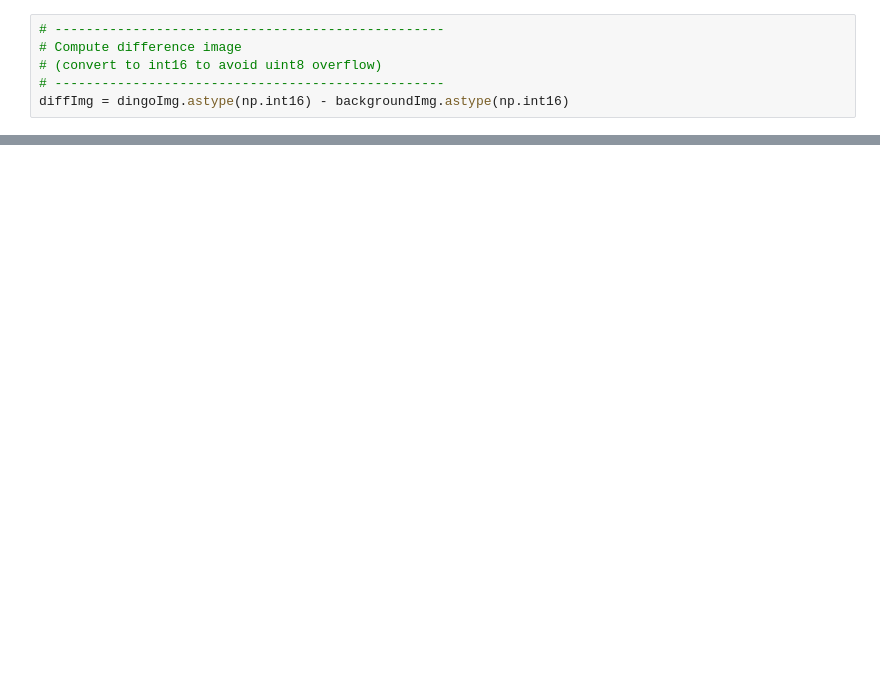
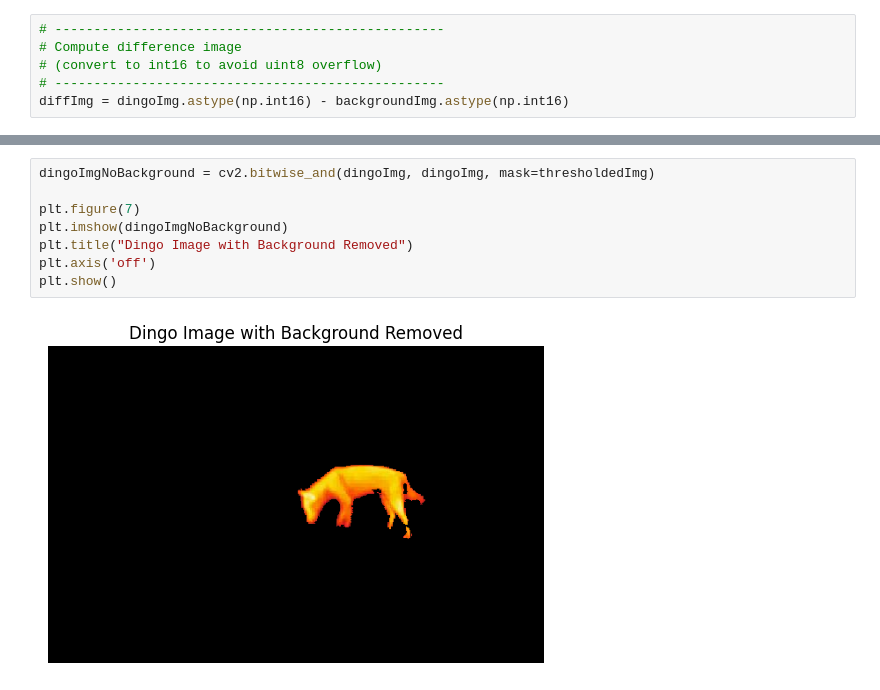
Before and after one commit to ThomSpencer/Computer-Vision-Image-Analysis, a Jupyter notebook: Week3/CVIA_lab_wk3_code3.ipynb, the cells around one changed output, grey strips where cells are left out. Saved outputs shown, nothing was run; the diff lists cells and outputs as text; blank space fills up the shorter version.

```diff
--- a/Week3/CVIA_lab_wk3_code3.ipynb
+++ b/Week3/CVIA_lab_wk3_code3.ipynb
@@ -124,3 +124,13 @@ plt.axis('off')
 plt.show()
 # %% [output]
 [figure]
+# %%
+dingoImgNoBackground = cv2.bitwise_and(dingoImg, dingoImg, mask=thresholdedImg)
+
+plt.figure(7)
+plt.imshow(dingoImgNoBackground)
+plt.title("Dingo Image with Background Removed")
+plt.axis('off')
+plt.show()
+# %% [output]
+[figure, added]
```
Also changed, not shown: parts of 3 cells of this notebook, 2 other files.
